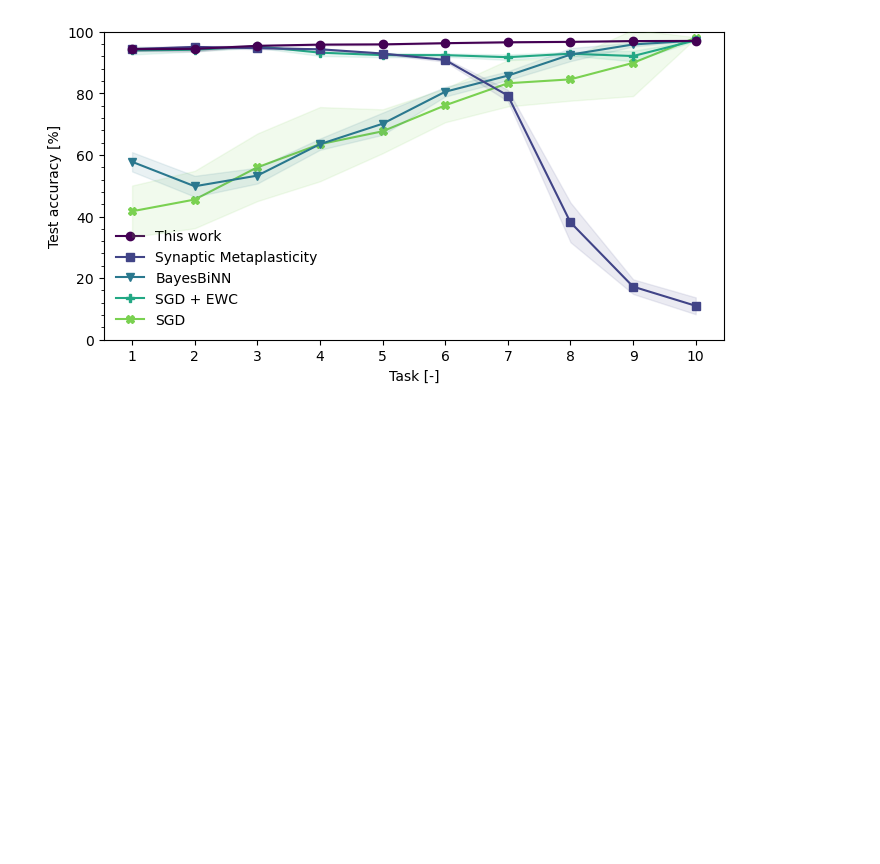
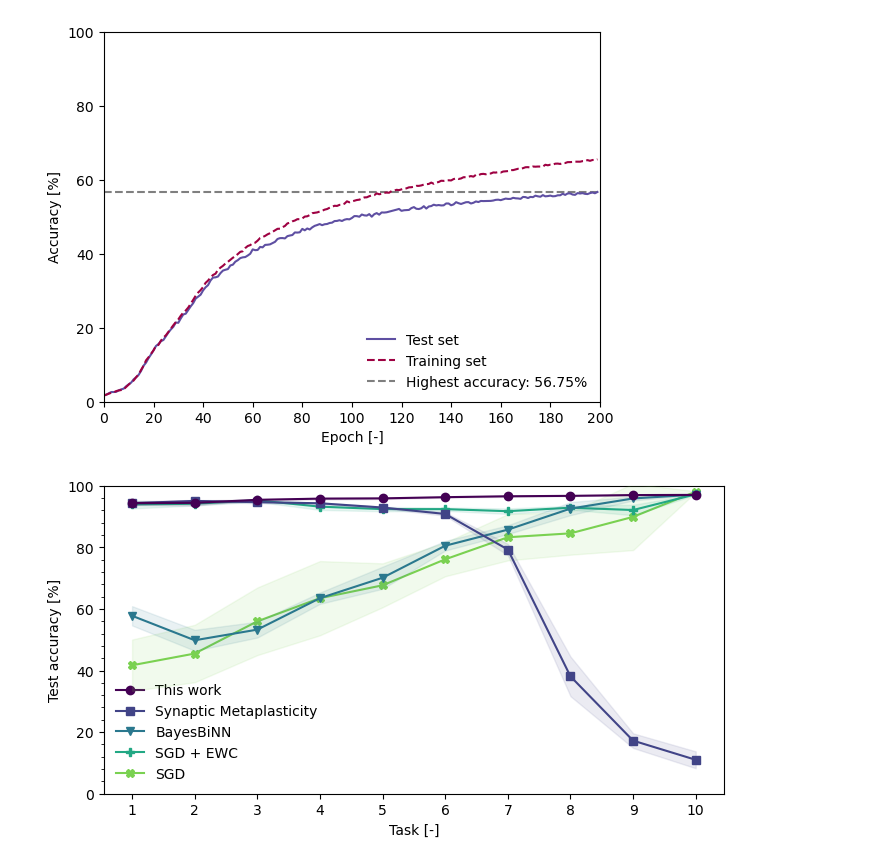
Before and after one commit to kellian-cottart/binarized-neural-networks, a Jupyter notebook: paper-figures.ipynb, the cells around one changed output. Drawn from its saved outputs; the diff is of its cells as text; code cells hidden in the pictures; blank space fills up the shorter version.

```diff
--- a/paper-figures.ipynb
+++ b/paper-figures.ipynb
@@ -4,6 +4,47 @@ import torch
 import matplotlib.pyplot as plt
 from matplotlib.ticker import MaxNLocator, MultipleLocator, FormatStrFormatter
 import os
+# %%
+n_iterations = 1
+paths = [
+    "./saved_deep_models/20240924-090921-MESU-CifarNetBayesian-BS128-1024-CIFAR100-relu",
+]
+testing_accuracies = []
+training_accuracies = []
+for path in paths:
+    tr_accuracies = []
+    te_accuracies = []
+    for it in range(n_iterations):
+        te_accuracies.append(torch.load(os.path.join(path, f"params-network-{it}", "accuracy.pt")))
+        tr_accuracies.append(torch.load(os.path.join(path, f"params-network-{it}", "training_accuracy.pt")))
+    tr_accuracies = torch.stack(tr_accuracies)
+    te_accuracies = torch.stack(te_accuracies)
+    training_accuracies.append(tr_accuracies)
+    testing_accuracies.append(te_accuracies)
+training_accuracies = torch.stack(training_accuracies).cpu()
+testing_accuracies = torch.stack(testing_accuracies).cpu()
+
+
+# plot testing accuracies
+fig, ax = plt.subplots()
+mean = testing_accuracies.mean(dim=0)[0]*100
+color = plt.get_cmap('Spectral_r', 2)
+ax.plot(mean, label="Test set", color=color(0))
+mean_tr = training_accuracies.mean(dim=0)[0]*100
+ax.plot(mean_tr, label="Training set", linestyle="--", color=color(1))
+# plot max test accuracy
+max_test_acc = mean.max().item()
+ax.axhline(max_test_acc, color="black", linestyle="--", label=f"Highest accuracy: {max_test_acc:.2f}%", alpha=0.5, zorder=-1)
+
+ax.set_xlabel("Epoch [-]")
+ax.set_ylabel("Accuracy [%]")
+ax.legend(frameon=False, loc="lower right")
+ax.set_xlim(0, len(mean))
+ax.set_ylim(0, 100)
+ax.xaxis.set_major_locator(MultipleLocator(20))
+plt.show()
+# %% [output]
+[figure, added]
 # %%
 n_iterations = 5
 paths = [
```
Also changed, not shown: parts of 2 cells of this notebook, 4 other files.
